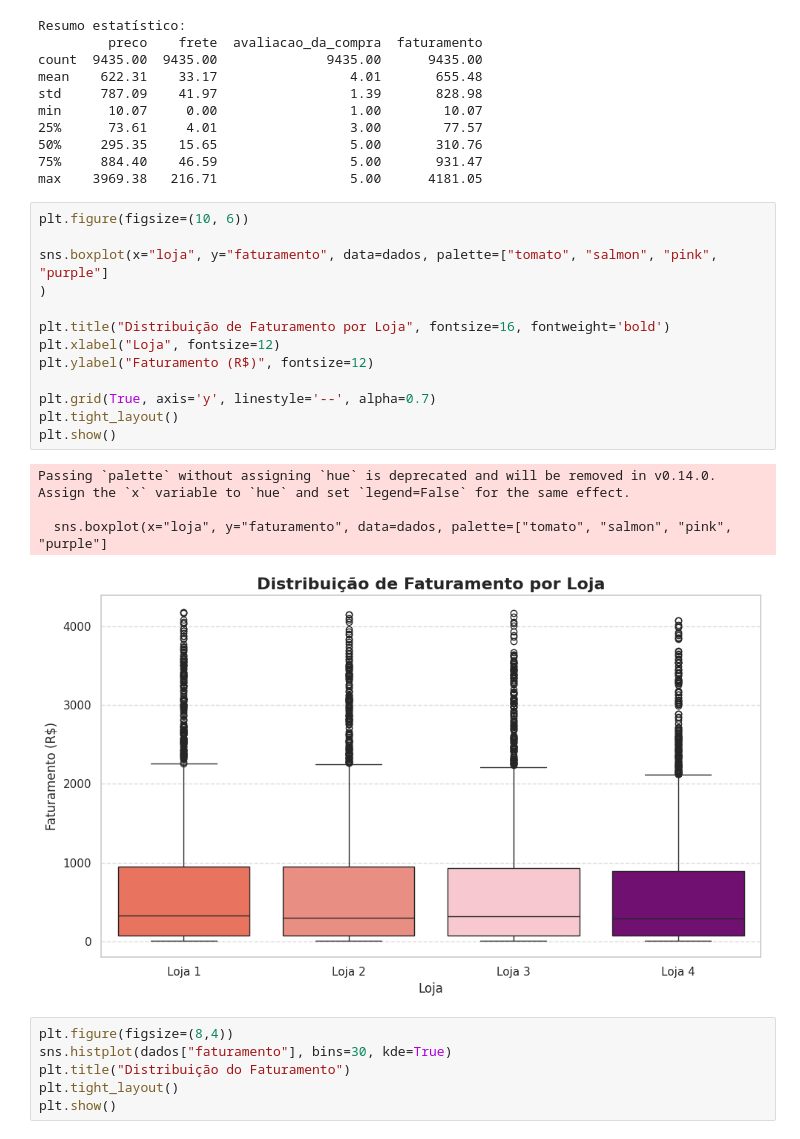
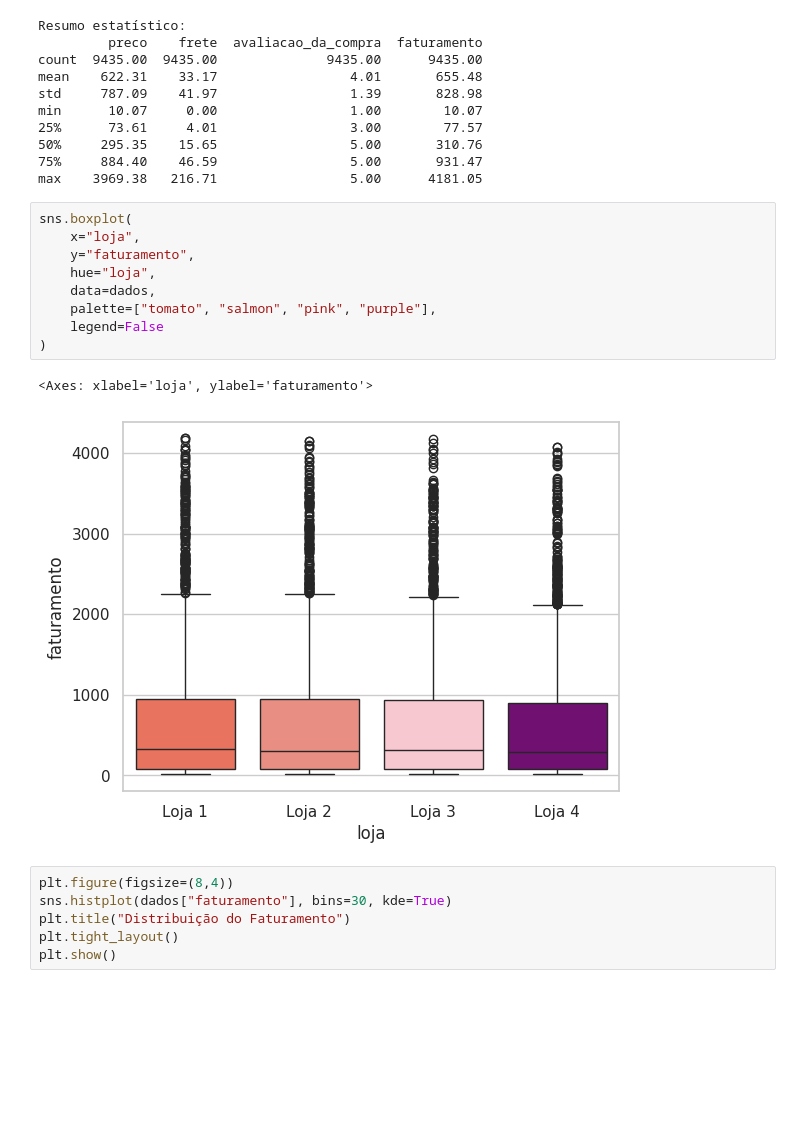
Before and after one commit to Polyanat59/Trab_preparacao_de_dados, a Jupyter notebook: preparacao_dados.ipynb, the cells around one changed output. Saved outputs shown, nothing was run; the diff lists cells and outputs as text; blank space fills up the shorter version.

```diff
--- a/preparacao_dados.ipynb
+++ b/preparacao_dados.ipynb
@@ -106,24 +106,18 @@ min      10.07     0.00                 1.00        10.07
 50%     295.35    15.65                 5.00       310.76
 75%     884.40    46.59                 5.00       931.47
 max    3969.38   216.71                 5.00      4181.05
-# %%
-plt.figure(figsize=(10, 6))
-
-sns.boxplot(x="loja", y="faturamento", data=dados, palette=["tomato", "salmon", "pink", "purple"]
-)
-
-plt.title("Distribuição de Faturamento por Loja", fontsize=16, fontweight='bold')
-plt.xlabel("Loja", fontsize=12)
-plt.ylabel("Faturamento (R$)", fontsize=12)
-
-plt.grid(True, axis='y', linestyle='--', alpha=0.7)
-plt.tight_layout()
-plt.show()
-# %% [output]
-Passing `palette` without assigning `hue` is deprecated and will be removed in v0.14.0. Assign the `x` variable to `hue` and set `legend=False` for the same effect.
-
-  sns.boxplot(x="loja", y="faturamento", data=dados, palette=["tomato", "salmon", "pink", "purple"]
-[figure, removed]
+# %%
+sns.boxplot(
+    x="loja",
+    y="faturamento",
+    hue="loja",
+    data=dados,
+    palette=["tomato", "salmon", "pink", "purple"],
+    legend=False
+)
+# %% [output]
+<Axes: xlabel='loja', ylabel='faturamento'>
+[figure, added]
 # %%
 plt.figure(figsize=(8,4))
 sns.histplot(dados["faturamento"], bins=30, kde=True)
```
Also changed, not shown: parts of 1 cell of this notebook.
